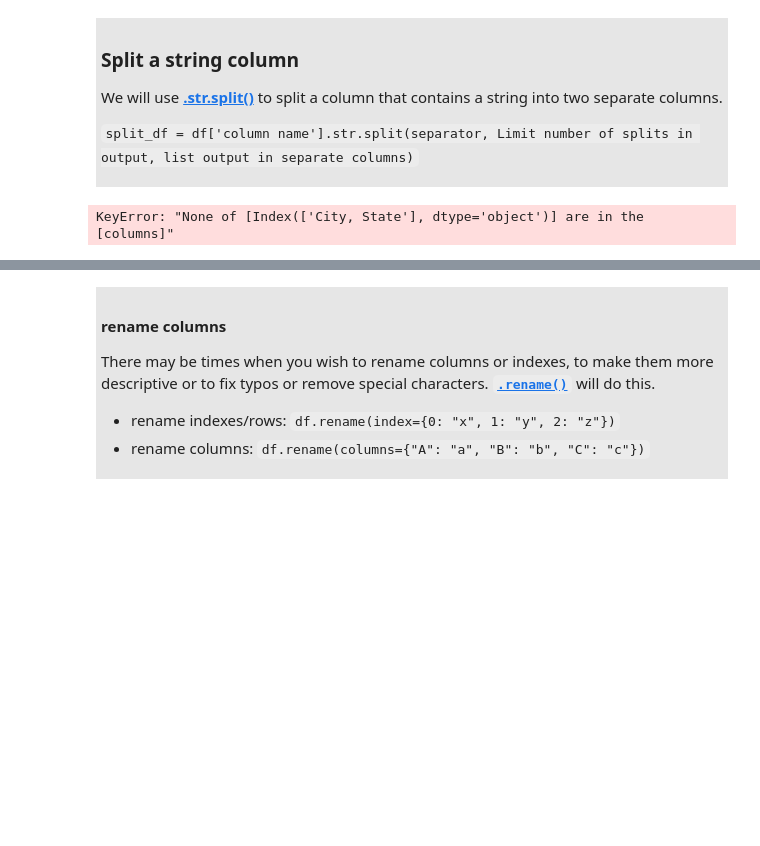
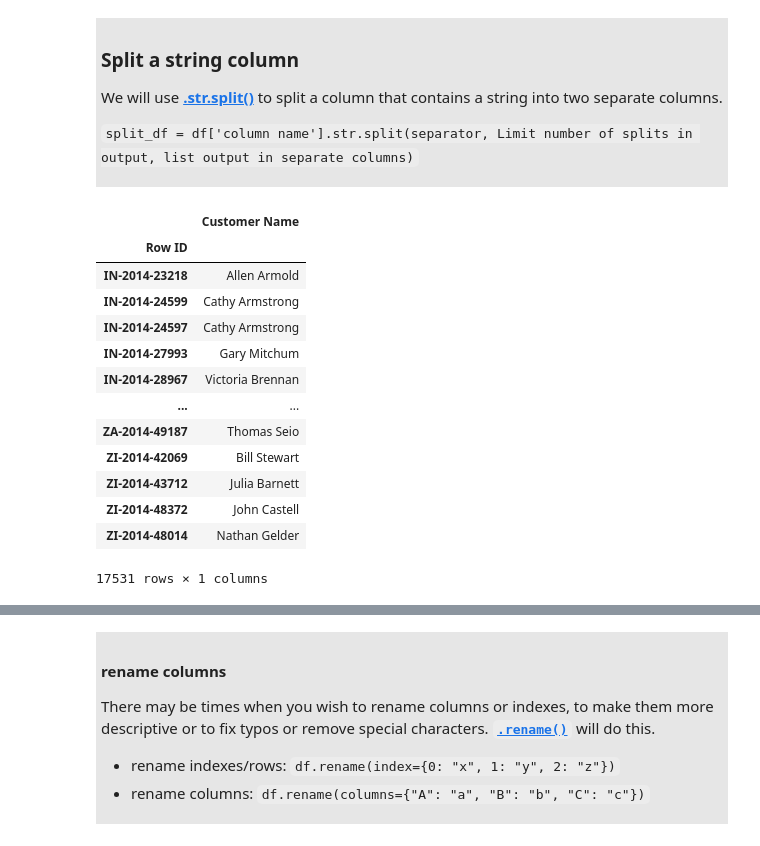
Before and after one commit to AllenInstitute/swdb_2022_python_bootcamp, a Jupyter notebook: PythonBootcamp/06_Introduction_to_Pandas.ipynb, the cells around one changed output, grey strips where cells are left out. Cells and saved outputs as stored; diff of their text form; code cells hidden in the pictures; blank space fills up the shorter version.

```diff
--- a/PythonBootcamp/06_Introduction_to_Pandas.ipynb
+++ b/PythonBootcamp/06_Introduction_to_Pandas.ipynb
@@ -1927,11 +1899,24 @@ We will use **[.str.split()](https://pandas.pydata.org/docs/reference/api/pandas
 
 <code>split_df = df['column name'].str.split(separator, Limit number of splits in output, list output in separate columns)</code>
 # %%
-# Split "City, State" column into: "City" and "State"
+# Split Customer Name" column into: "First Name" and "Last Name"
 
 # first we will look at the column to see what the separator is
-USA_df[["City, State"]]
+df[["Customer Name"]]
 # %% [output]
+|  | Customer Name |
+| Row ID |  |
+| IN-2014-23218 | Allen Armold |
+| IN-2014-24599 | Cathy Armstrong |
+| IN-2014-24597 | Cathy Armstrong |
+| IN-2014-27993 | Gary Mitchum |
+| IN-2014-28967 | Victoria Brennan |
+| ... | ... |
+| ZA-2014-49187 | Thomas Seio |
+| ZI-2014-42069 | Bill Stewart |
+| ZI-2014-43712 | Julia Barnett |
+| ZI-2014-48372 | John Castell |
+| ZI-2014-48014 | Nathan Gelder |
-KeyError: "None of [Index(['City, State'], dtype='object')] are in the [columns]"
+17531 rows × 1 columns
 # %%
 # Using , as the separator we will create a new new_string_df containing those two columns
```
Also changed, not shown: parts of 32 cells of this notebook, 2 other files.
